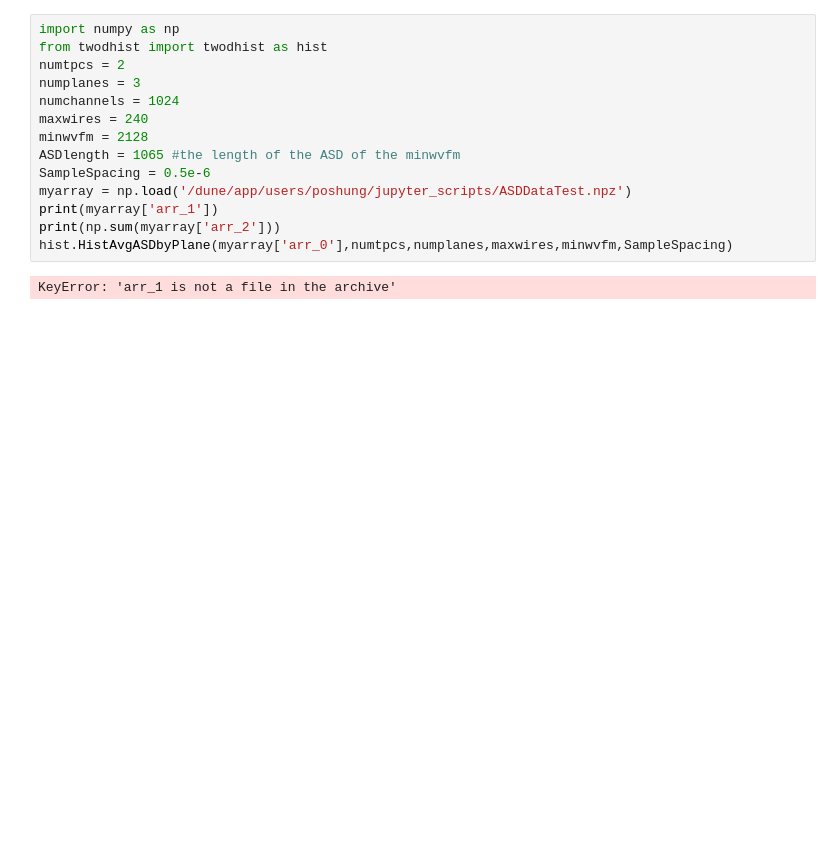
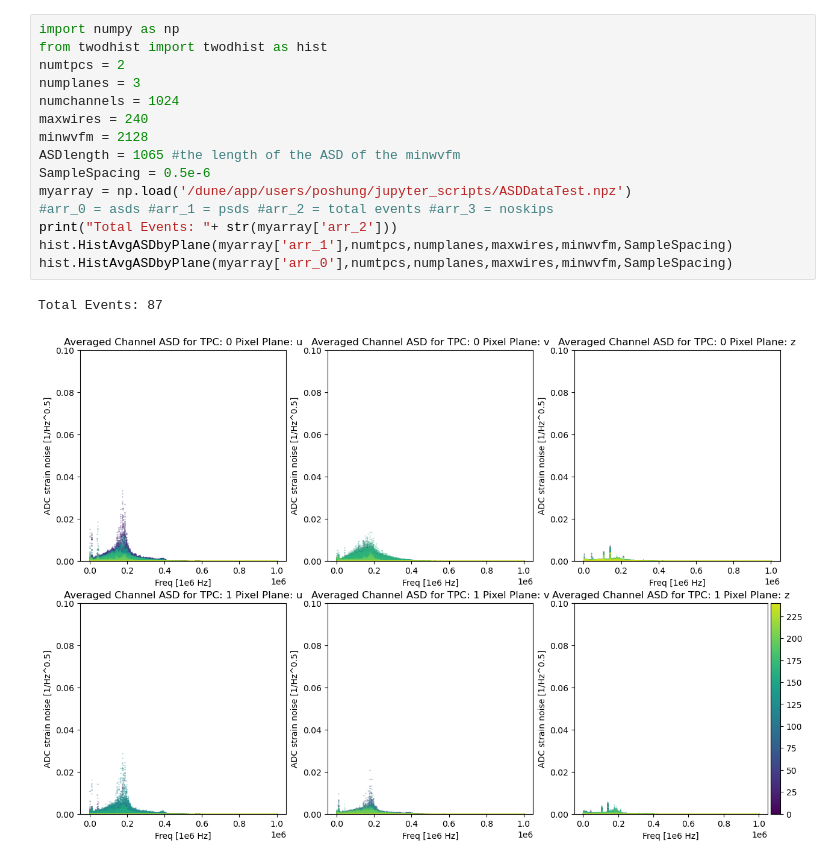
Before and after one commit to mking99456/ICEBERG_Noise_Modeling, a Jupyter notebook: src/openfile.ipynb, the cells around one changed output. Drawn from its saved outputs; the diff is of its cells as text; blank space fills up the shorter version.

```diff
--- a/src/openfile.ipynb
+++ b/src/openfile.ipynb
@@ -1,16 +1,18 @@
 # %%
 import numpy as np
 from twodhist import twodhist as hist
 numtpcs = 2
 numplanes = 3
 numchannels = 1024
 maxwires = 240
 minwvfm = 2128
 ASDlength = 1065 #the length of the ASD of the minwvfm
 SampleSpacing = 0.5e-6
 myarray = np.load('/dune/app/users/poshung/jupyter_scripts/ASDDataTest.npz')
-print(myarray['arr_1'])
-print(np.sum(myarray['arr_2']))
+#arr_0 = asds #arr_1 = psds #arr_2 = total events #arr_3 = noskips
+print("Total Events: "+ str(myarray['arr_2']))
+hist.HistAvgASDbyPlane(myarray['arr_1'],numtpcs,numplanes,maxwires,minwvfm,SampleSpacing)
 hist.HistAvgASDbyPlane(myarray['arr_0'],numtpcs,numplanes,maxwires,minwvfm,SampleSpacing)
 # %% [output]
-KeyError: 'arr_1 is not a file in the archive'
+Total Events: 87
+[figure, added]
```
Also changed, not shown: parts of 1 cell of this notebook, 5 other files.
